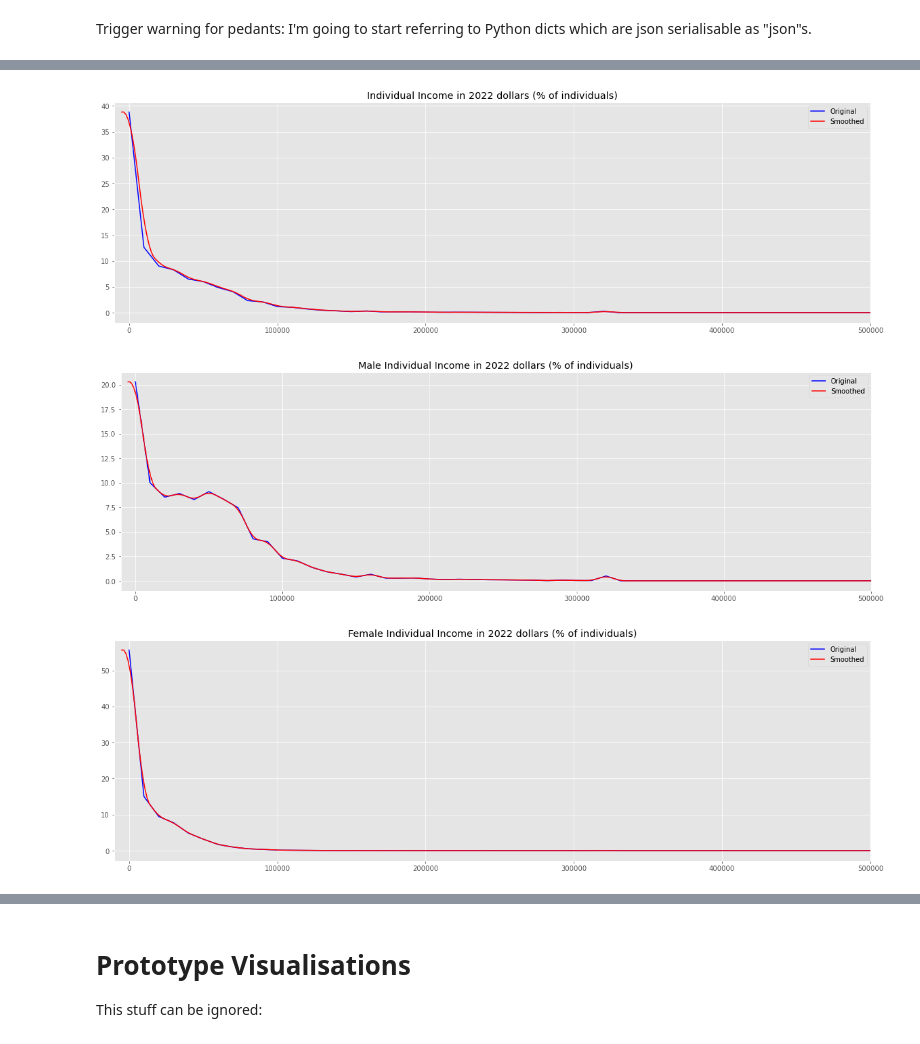
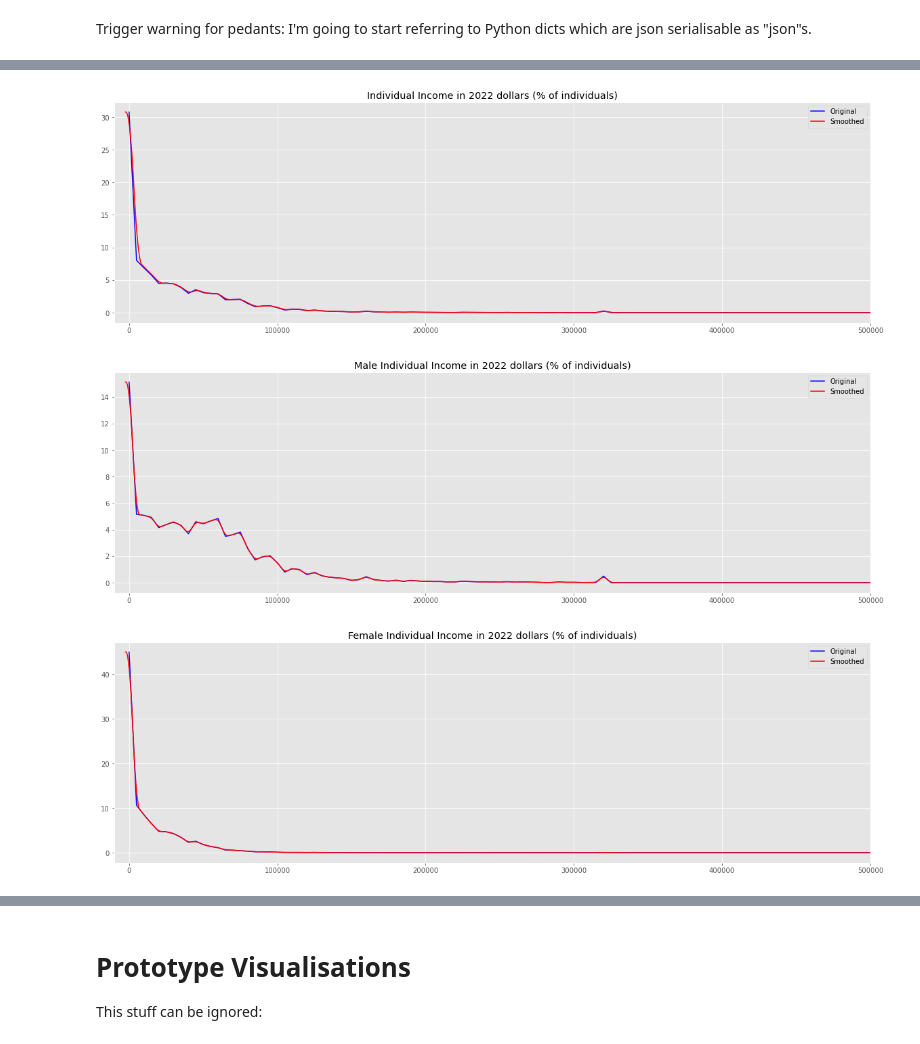
Before and after one commit to hamishhuggard/us-income-visualisations, a Jupyter notebook: data-preparation.ipynb, the cells around one changed output, grey strips where cells are left out. Saved outputs shown, nothing was run; the diff lists cells and outputs as text; code cells hidden in the pictures.

```diff
--- a/create-animations.ipynb
+++ b/data-preparation.ipynb
@@ -495,10 +495,10 @@ def get_distplot_json(
     }
 # %%
 years = range(1973, 2024, 1)
-bins = list(range(0, int(1.5e6 + 1), 10_000))
+bins = list(range(0, int(1.5e6 + 1), 5_000))
 # %%
 # Kernel smoothing
-def smooth(x, y, interpolate=7, window_size=8, pad_size=8):
+def smooth(x, y, interpolate=7, window_size=8):
     '''
     apply (uniform) kernel smoothing to y
     PARAMS:
@@ -506,6 +506,7 @@ def smooth(x, y, interpolate=7, window_size=8, pad_size=8):
         window_size: the size of the smoothing window
         pad_size: add padding to the points for boundary conditions of the smoothed line
     '''
+    pad_size = window_size
     x = np.array(x)
     x_increment = x[1]-x[0]
     x_interp = np.linspace(x.min(), x.max(), 7*len(x)-1)  # Double the number of points
@@ -520,7 +521,7 @@ def smooth(x, y, interpolate=7, window_size=8, pad_size=8):
 # %%
 def add_and_plot_reference_line(json_data, interpolate=7, window_size=8, pad_size=8):
 
-    reference_x, reference_y = smooth(bins, json_data['values'][1973], window_size=window_size, pad_size=pad_size)
+    reference_x, reference_y = smooth(bins, json_data['values'][1973], window_size=window_size)
 
     json_data['referenceX'] = [ x_axis_stretch(x) for x in reference_x ]
     json_data['referenceY'] = list(reference_y)
@@ -548,7 +549,7 @@ household_json = get_distplot_json(
 
 household_json['title'] = "Household Income in 2022 dollars (% of households)"
 
-household_json = add_and_plot_reference_line(household_json, window_size=6)
+household_json = add_and_plot_reference_line(household_json, window_size=10)
 
 with open('./webpage/household.json', 'w') as f:
     json.dump(household_json, f, indent=4)
@@ -572,26 +579,26 @@ individual_json = add_and_plot_reference_line(individual_json)
 with open('./webpage/individual.json', 'w') as f:
     json.dump(individual_json, f, indent=4)
 # %% [output]
-[figure, old version]
+[figure, new version]
 # %%
 male_json = get_distplot_json(
     data=male_data,
     income_col='INCTOT22',
     year_col='YEAR',
     weights_col='ASECWT',
     min_income=0,
     years=years,
-    bin_edges=bin_edges + [np.inf]
+    bin_edges=bins + [np.inf]
 )
 
 male_json['title'] = "Male Individual Income in 2022 dollars (% of individuals)"
 
 male_json = add_and_plot_reference_line(male_json, window_size=6)
 
 with open('./webpage/male.json', 'w') as f:
     json.dump(male_json, f, indent=4)
 # %% [output]
-[figure, old version]
+[figure, new version]
 # %%
 female_json = get_distplot_json(
     data=female_data,
@@ -600,7 +607,7 @@ female_json = get_distplot_json(
     weights_col='ASECWT',
     min_income=0,
     years=years,
-    bin_edges=bin_edges + [np.inf]
+    bin_edges=bins + [np.inf]
 )
 
 female_json['title'] = "Female Individual Income in 2022 dollars (% of individuals)"
@@ -610,7 +617,7 @@ female_json = add_and_plot_reference_line(female_json, window_size=6)
 with open('./webpage/female.json', 'w') as f:
     json.dump(female_json, f, indent=4)
 # %% [output]
-[figure, old version]
+[figure, new version]
 # %% [markdown]
 # Create GIFs
 
```
Also changed, not shown: parts of 4 cells of this notebook, 12 other files.
